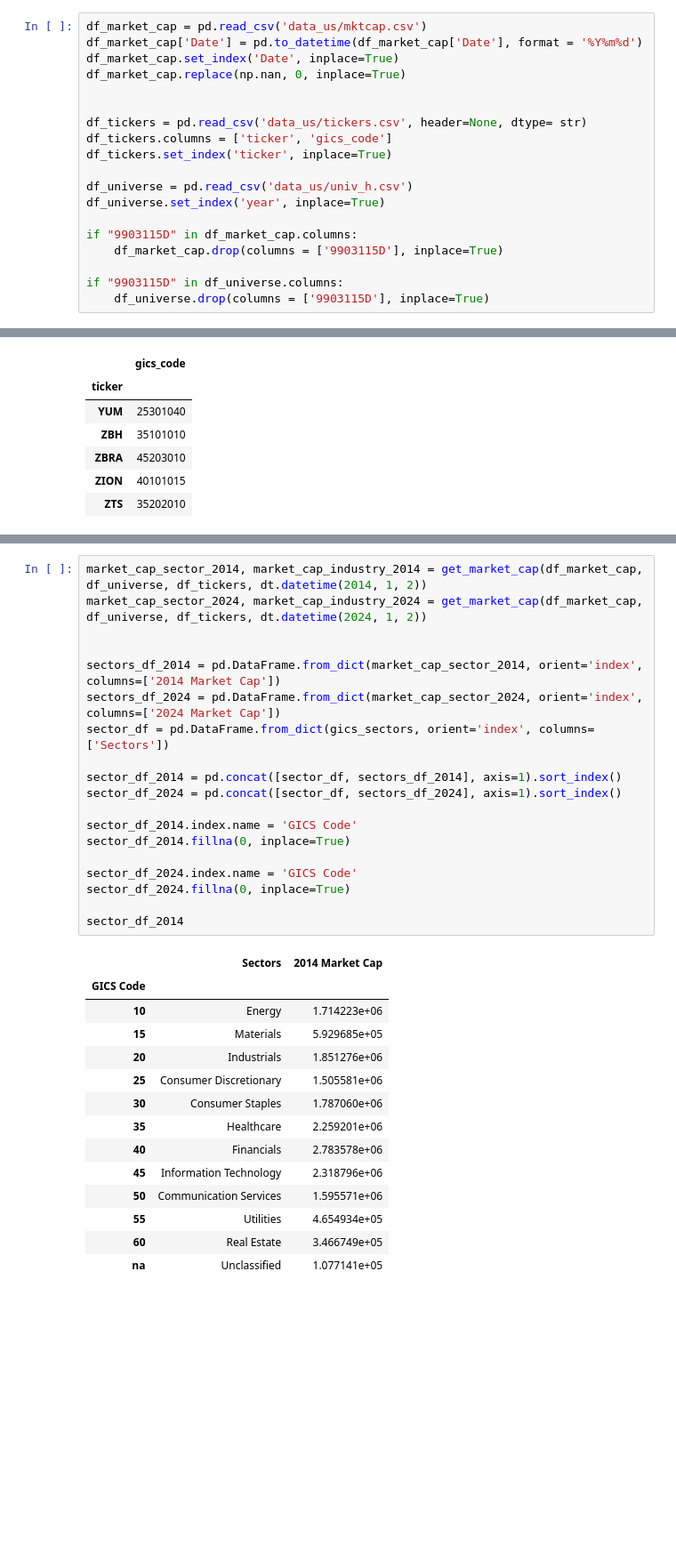
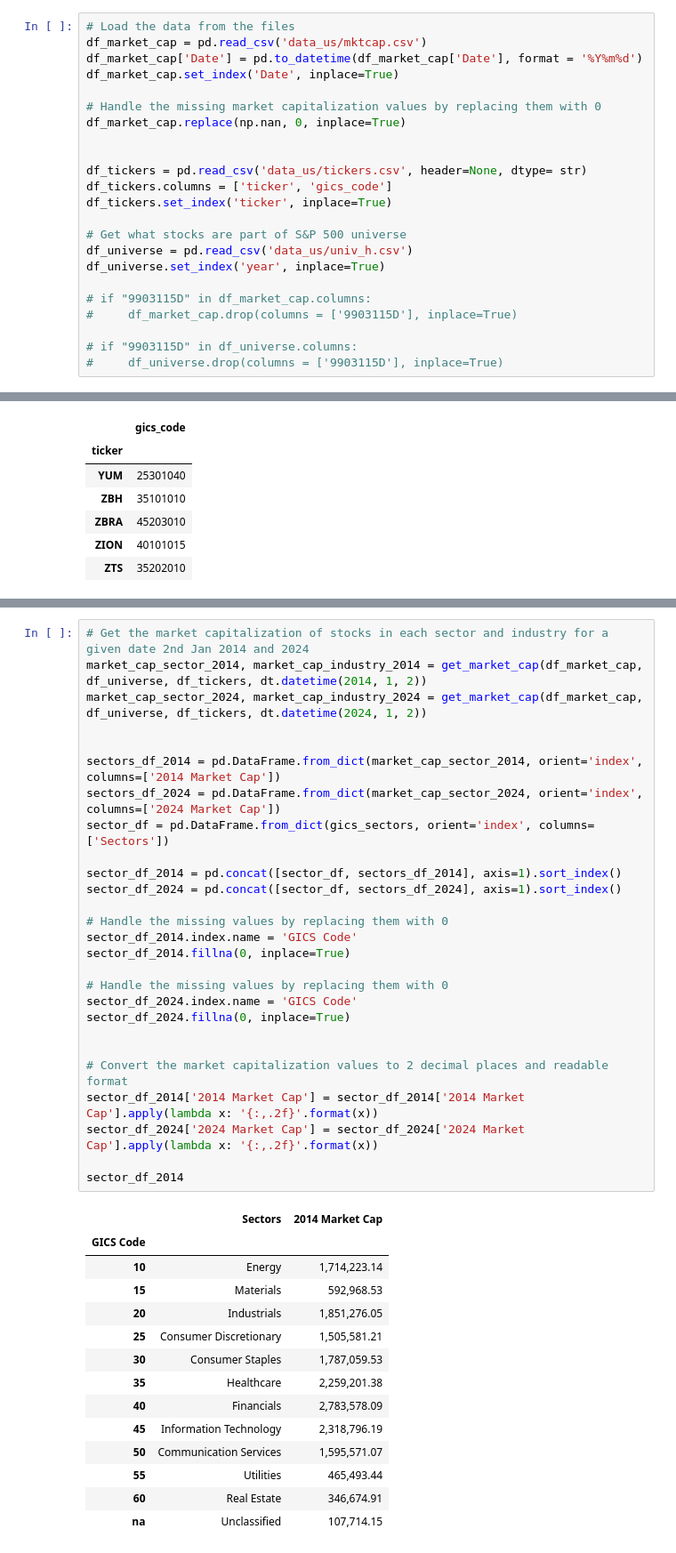
Before and after one commit to KiranReddy0808/FE5214-Introduction-to-quant-investing, a Jupyter notebook: Assignment 1/Assignment1.ipynb, the cells around one changed output, grey strips where cells are left out. Shown at 89% size. Drawn from its saved outputs; the diff is of its cells as text; blank space fills up the shorter version.

```diff
--- a/Assignment 1/Assignment1.ipynb
+++ b/Assignment 1/Assignment1.ipynb
@@ -151,9 +157,12 @@ recm.csv
 tickers.csv
 univ_h.csv
 # %%
+# Load the data from the files
 df_market_cap = pd.read_csv('data_us/mktcap.csv')
 df_market_cap['Date'] = pd.to_datetime(df_market_cap['Date'], format = '%Y%m%d')
 df_market_cap.set_index('Date', inplace=True)
+
+# Handle the missing market capitalization values by replacing them with 0
 df_market_cap.replace(np.nan, 0, inplace=True)
 
 
@@ -161,14 +170,15 @@ df_tickers = pd.read_csv('data_us/tickers.csv', header=None, dtype= str)
 df_tickers.columns = ['ticker', 'gics_code']
 df_tickers.set_index('ticker', inplace=True)
 
+# Get what stocks are part of S&P 500 universe
 df_universe = pd.read_csv('data_us/univ_h.csv')
 df_universe.set_index('year', inplace=True)
 
-if "9903115D" in df_market_cap.columns:
-    df_market_cap.drop(columns = ['9903115D'], inplace=True)
+# if "9903115D" in df_market_cap.columns:
+#     df_market_cap.drop(columns = ['9903115D'], inplace=True)
 
-if "9903115D" in df_universe.columns:
-    df_universe.drop(columns = ['9903115D'], inplace=True)
+# if "9903115D" in df_universe.columns:
+#     df_universe.drop(columns = ['9903115D'], inplace=True)
 # %%
 df_universe.head()
 # %% [output]
@@ -319,36 +342,44 @@ def get_market_cap(df_market_cap, df_universe, df_tickers, date):
                 market_cap_industry[industry] = market_cap
     return market_cap_sector, market_cap_industry
 # %%
+# Get the market capitalization of stocks in each sector and industry for a given date 2nd Jan 2014 and 2024
 market_cap_sector_2014, market_cap_industry_2014 = get_market_cap(df_market_cap, df_universe, df_tickers, dt.datetime(2014, 1, 2))
 market_cap_sector_2024, market_cap_industry_2024 = get_market_cap(df_market_cap, df_universe, df_tickers, dt.datetime(2024, 1, 2))
 
 
 sectors_df_2014 = pd.DataFrame.from_dict(market_cap_sector_2014, orient='index', columns=['2014 Market Cap'])
 sectors_df_2024 = pd.DataFrame.from_dict(market_cap_sector_2024, orient='index', columns=['2024 Market Cap'])
 sector_df = pd.DataFrame.from_dict(gics_sectors, orient='index', columns=['Sectors'])
 
 sector_df_2014 = pd.concat([sector_df, sectors_df_2014], axis=1).sort_index()
 sector_df_2024 = pd.concat([sector_df, sectors_df_2024], axis=1).sort_index()
 
+# Handle the missing values by replacing them with 0
 sector_df_2014.index.name = 'GICS Code'
 sector_df_2014.fillna(0, inplace=True)
 
+# Handle the missing values by replacing them with 0
 sector_df_2024.index.name = 'GICS Code'
 sector_df_2024.fillna(0, inplace=True)
 
+
+# Convert the market capitalization values to 2 decimal places and readable format
+sector_df_2014['2014 Market Cap'] = sector_df_2014['2014 Market Cap'].apply(lambda x: '{:,.2f}'.format(x))
+sector_df_2024['2024 Market Cap'] = sector_df_2024['2024 Market Cap'].apply(lambda x: '{:,.2f}'.format(x))
+
 sector_df_2014
 # %% [output]
 |  | Sectors | 2014 Market Cap |
 | GICS Code |  |  |
-| 10 | Energy | 1.714223e+06 |
-| 15 | Materials | 5.929685e+05 |
-| 20 | Industrials | 1.851276e+06 |
-| 25 | Consumer Discretionary | 1.505581e+06 |
-| 30 | Consumer Staples | 1.787060e+06 |
-| 35 | Healthcare | 2.259201e+06 |
-| 40 | Financials | 2.783578e+06 |
-| 45 | Information Technology | 2.318796e+06 |
-| 50 | Communication Services | 1.595571e+06 |
-| 55 | Utilities | 4.654934e+05 |
-| 60 | Real Estate | 3.466749e+05 |
-| na | Unclassified | 1.077141e+05 |
+| 10 | Energy | 1,714,223.14 |
+| 15 | Materials | 592,968.53 |
+| 20 | Industrials | 1,851,276.05 |
+| 25 | Consumer Discretionary | 1,505,581.21 |
+| 30 | Consumer Staples | 1,787,059.53 |
+| 35 | Healthcare | 2,259,201.38 |
+| 40 | Financials | 2,783,578.09 |
+| 45 | Information Technology | 2,318,796.19 |
+| 50 | Communication Services | 1,595,571.07 |
+| 55 | Utilities | 465,493.44 |
+| 60 | Real Estate | 346,674.91 |
+| na | Unclassified | 107,714.15 |
```
Also changed, not shown: parts of 41 cells of this notebook.
